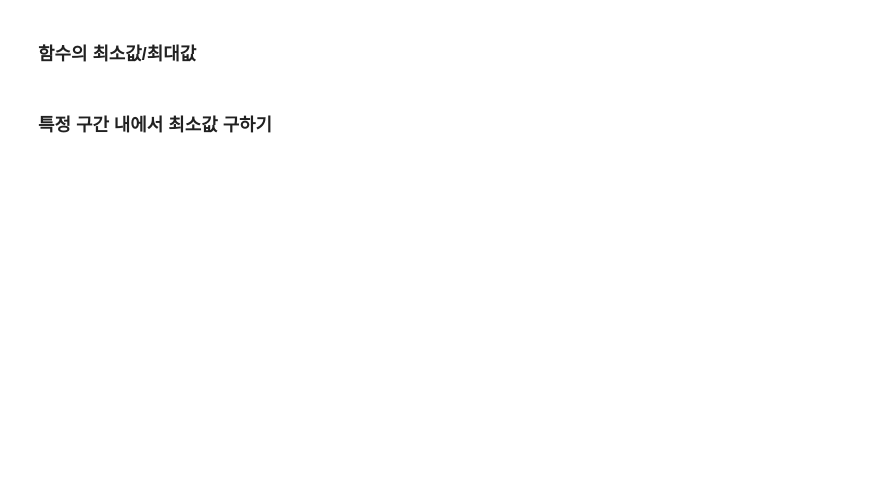
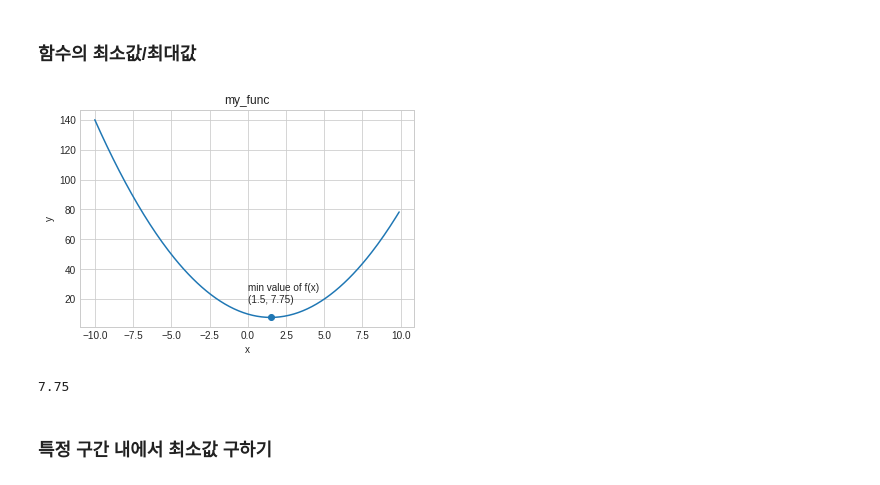
Before and after one commit to woolozzx21/leesuan, a Jupyter notebook: _2_신경망_기초_수학.ipynb, the cells around one changed output. Cells and saved outputs as stored; diff of their text form; code cells hidden in the pictures; blank space fills up the shorter version.

```diff
--- a/_2_신경망_기초_수학.ipynb
+++ b/_2_신경망_기초_수학.ipynb
@@ -20,2 +97,20 @@
+# %%
+x = np.arange(-10,10,0.1)
+y = my_func(x)
+
+plt.plot(x,y)
+plt.xlabel('x')
+plt.ylabel('y')
+plt.scatter(1.5,my_func(1.5))
+plt.text(1.5-1.5, my_func(1.5) + 10, 'min value of f(x)\n({}, {})'.format(1.5, my_func(1.5)), fontsize=10)
+plt.title('my_func')
+plt.show()
+# %% [output]
+[figure, added]
+# %%
+min_val = min(y)
+print(min_val)
+# %% [output]
+7.75
 # %% [markdown]
 ### 특정 구간 내에서 최소값 구하기
```
Also changed, not shown: parts of 35 cells of this notebook.
